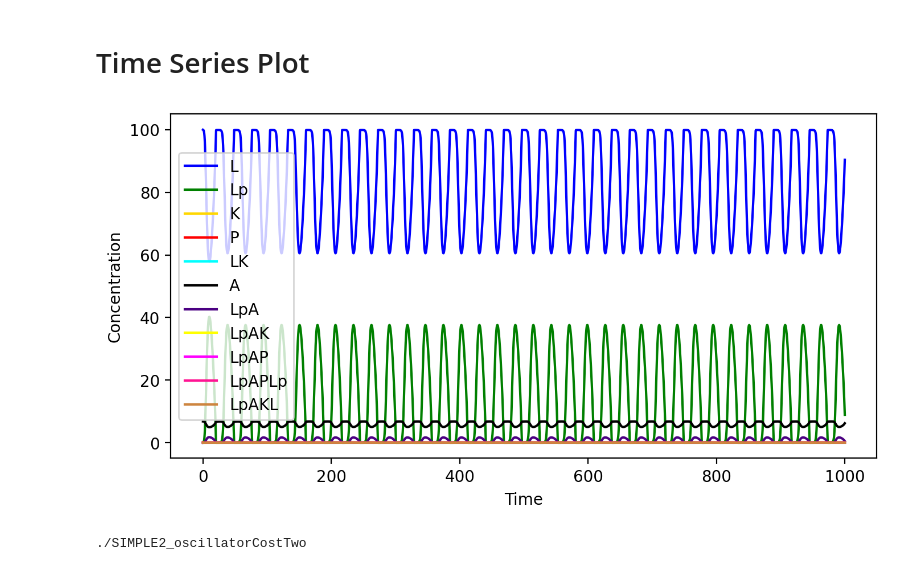
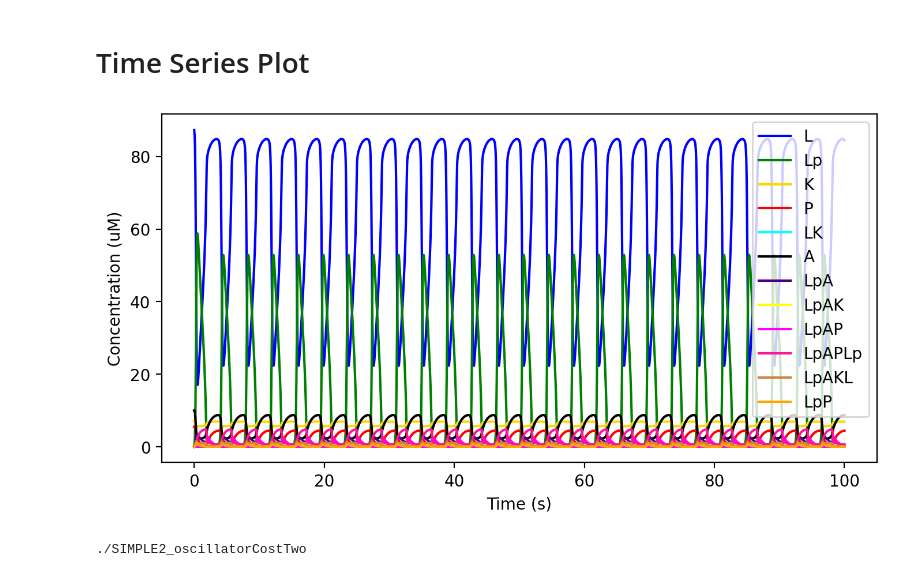
Before and after one commit to jonathanfischer97/Oscillator, a Jupyter notebook: Python/2022_simple_system/2d_troubleshooting/PEPE/2DSIMPLE_oscillator.ipynb, the cells around one changed output. Drawn from its saved outputs; the diff is of its cells as text; code cells hidden in the pictures.

```diff
--- a/Python/2022_simple_system/2d_troubleshooting/PEPE/2DSIMPLE_oscillator.ipynb
+++ b/Python/2022_simple_system/2d_troubleshooting/PEPE/2DSIMPLE_oscillator.ipynb
@@ -296,20 +6,22 @@ plt.show()
 # %% [markdown]
 # Time Series Plot
 # %%
-#initial_populations = [1e6,0,0.1,0.1,0,2,0,0,0,0,0,0] # [prey, predators] units in hundreds
+##'ka1': 0.03791999300713553, 'kb1': 97.82403936369272, 'kcat1': 277.346311110198,
+# 'ka2': 0.7163743434133126, 'kb2': 32.47470589751822, 'ka3': 7.559407489840667, 'kb3': 223.36133248956713,
+# 'ka4': 0.8199153260341503, 'kb4': 1.8864353860273186, 'ka7': 0.9946959796263228, 'kb7': 90.04601085463732,
+# 'kcat7': 70.73363511534804, 'V': 0.07994067550020652, 'VA': 1.5, 'sigma': 0.001, 'L': 87.30083542079618,
+# 'Lp': 0.0, 'K': 7.111613238604031, 'P': 5.451528942232038, 'LK': 0.0, 'A': 10, 'LpA': 0.0, 'LpAK': 0.0,
+# 'LpAP': 0.0, 'LpAPLp': 0.0, 'LpAKL': 0.0, 'LpP': 0.0
 
-#random populations############
-#initial_populations = [random.randrange(0, 100, 1) for i in range(11)]
 
 # Create a timeline from 0 to 50 divided into a thousand steps
-t = np.linspace(0,1000,num=100000)
+t = np.linspace(0,100,num=10000)
 
-# Pick rates that lead to periodicity
-####################################
 
-##params = [random.uniform(0, 1) for i in range(12)]
-
-params = [0.015428553603785993, 50.665804402145874, 424.0555774736291, 0.32431515833032026, 36.520032895730864, 31.787900114513594, 106.6488459344832, 0.11721707648587625, 0.33305103317913254, 0.37744673641361715, 106.87562536902328, 200, 2600, 1.965099093948252, 0.001, 100.0, 0.0, 0.07487775872636071, 0.1, 0.0, 6.794066821249323, 0.0, 0.0, 0.0, 0.0, 0.0, 0.0]
+params = [0.03791999300713553, 97.82403936369272, 277.346311110198, 0.7163743434133126,
+        32.47470589751822, 7.559407489840667, 223.36133248956713, 0.8199153260341503,
+        1.8864353860273186, 0.9946959796263228, 90.04601085463732, 70.73363511534804, 0.07994067550020652, 1.5,
+        0.001, 87.30083542079618, 0.0, 7.111613238604031, 5.451528942232038, 0.0, 10, 0.0, 0.0, 0.0, 0.0, 0.0, 0.0]
 initial_populations = params[15:]
 # ka2 = 0.2
 # kb2 = 0.1
@@ -346,13 +58,13 @@ initial_populations = params[15:]
 
 # Calculates current population change rates for current timestep
 #################################################################
-def calculate_current_population_change_rates(current_counts, t, params):
+def calculate_current_population_change_rates(t, current_counts, params):
 
     V = params[12]
     VA = params[13]
-    A = V/VA
+    #A = V/VA
     sigma = params[14]
-    y1 = VA/(2*sigma)
+    #y1 = VA/(2*sigma)
 
 
     L = current_counts[0]
@@ -381,58 +93,65 @@ def calculate_current_population_change_rates(current_counts, t, params):
     ka4 = params[7]
     kb4 = params[8]
 
+    ka7 = params[9]
+    kb7 = params[10]
+    kcat7 = params[11]
+
     ka5 = params[9]
     kb5 = params[10]
     kcat5 = params[11]
 
-    ka7 = 0
-    kb7 = 0
-    kcat7 = 0
-
-    ka6 = ka1
-    kb6 = kb1
-    kcat6 = kcat1
+    ka6 = params[0]
+    kb6 = params[1]
+    kcat6 = params[2]
 
 
 
-    dL = (kb1*LK) - (ka1*L*K) + (kcat5*LpAPLp) + (kb6*LpAKL) - (y1*ka6*LpAK*L) + (kcat7*LpP)
-    dLp = (kcat1*LK) + (kb2*LpA) - (ka2*Lp*A) + (kb5*LpAPLp) - (y1*ka5*Lp*LpAP) + (kcat6*LpAKL) - (ka7*Lp*P) + (kb7*LpP)
+    dL = (kb1*LK) - (ka1*L*K) + (kcat5*LpAPLp) + (kb6*LpAKL) - ((VA/(2*sigma))*ka6*LpAK*L) + (kcat7*LpP)
+    dLp = (kcat1*LK) + (kb2*LpA) - (ka2*Lp*A) + (kb5*LpAPLp) - ((VA/(2*sigma))*ka5*Lp*LpAP) + (kcat6*LpAKL) - (ka7*Lp*P) + (kb7*LpP)
     dK = (kb1*LK) - (ka1*L*K) + (kcat1*LK) + (kb3*LpAK) - (ka3*LpA*K)
     dP = (kb4*LpAP) - (ka4*LpA*P) - (ka7*Lp*P) + (kb7*LpP) + (kcat7*LpP)
     dLK = (ka1*L*K) - (kb1*LK) - (kcat1*LK)
     dA = (kb2*LpA) - (ka2*Lp*A)
     dLpA = (ka2*Lp*A) - (kb2*LpA) + (kb3*LpAK) - (ka3*LpA*K) + (kb4*LpAP) - (ka4*LpA*P)
-    dLpAK = (ka3*LpA*K) - (kb3*LpAK) + (kb6*LpAKL) - (y1*ka6*LpAK*L) + (kcat6*LpAKL)
-    dLpAP = (ka4*LpA*P) - (kb4*LpAP) + (kb5*LpAPLp) - (y1*ka5*LpAP*Lp) + (kcat5*LpAPLp)
-    dLpAPLp = (y1*ka5*LpAP*Lp) - (kb5*LpAPLp) - (kcat5*LpAPLp)
-    dLpAKL = (y1*ka6*LpAK*L) - (kb6*LpAKL) - (kcat6*LpAKL)
+    dLpAK = (ka3*LpA*K) - (kb3*LpAK) + (kb6*LpAKL) - ((VA/(2*sigma))*ka6*LpAK*L) + (kcat6*LpAKL)
+    dLpAP = (ka4*LpA*P) - (kb4*LpAP) + (kb5*LpAPLp) - ((VA/(2*sigma))*ka5*LpAP*Lp) + (kcat5*LpAPLp)
+    dLpAPLp = ((VA/(2*sigma))*ka5*LpAP*Lp) - (kb5*LpAPLp) - (kcat5*LpAPLp)
+    dLpAKL = ((VA/(2*sigma))*ka6*LpAK*L) - (kb6*LpAKL) - (kcat6*LpAKL)
     dLpP = (ka7*Lp*P) - (kb7*LpP) - (kcat7*LpP)
 
     return([dL, dLp, dK, dP, dLK, dA, dLpA, dLpAK, dLpAP, dLpAPLp, dLpAKL,dLpP])
 
 # Repeatedly calls 'calculate_current_population_change_rates' for every time step and solves numerically to get the population numbers
-solutions = odeint(calculate_current_population_change_rates, initial_populations, t, args=(params,))
+#solutions = odeint(calculate_current_population_change_rates, initial_populations, t, args=(params,))
+
+sol = solve_ivp(fun=calculate_current_population_change_rates,method='BDF', t_span=(0, 100),
+            y0=initial_populations, t_eval=t, args=(params,),rtol=1e-6, atol=1e-9)
+
+t = sol.t
+solutions = sol.y
 
 #Plot the two population counts over time
 #########################################
 fig = plt.figure(figsize=(8,4),dpi=200)
 
-plt.plot(t,solutions[:,0], color="b", label = 'L')
-plt.plot(t,solutions[:,1], color="g", label = 'Lp')
-plt.plot(t,solutions[:,2], color="gold", label = 'K')
-plt.plot(t,solutions[:,3], color="r", label = 'P')
-plt.plot(t,solutions[:,4], color="cyan", label = 'LK')
-plt.plot(t,solutions[:,5], color="black", label = 'A')
-plt.plot(t,solutions[:,6], color="indigo", label = 'LpA')
-plt.plot(t,solutions[:,7], color="yellow", label = 'LpAK')
-plt.plot(t,solutions[:,8], color="magenta", label = 'LpAP')
-plt.plot(t,solutions[:,9], color="deeppink", label = 'LpAPLp')
-plt.plot(t,solutions[:,10], color="peru", label = 'LpAKL')
+plt.plot(t,solutions[0,:], color="b", label = 'L')
+plt.plot(t,solutions[1,:], color="g", label = 'Lp')
+plt.plot(t,solutions[2,:], color="gold", label = 'K')
+plt.plot(t,solutions[3,:], color="r", label = 'P')
+plt.plot(t,solutions[4,:], color="cyan", label = 'LK')
+plt.plot(t,solutions[5,:], color="black", label = 'A')
+plt.plot(t,solutions[6,:], color="indigo", label = 'LpA')
+plt.plot(t,solutions[7,:], color="yellow", label = 'LpAK')
+plt.plot(t,solutions[8,:], color="magenta", label = 'LpAP')
+plt.plot(t,solutions[9,:], color="deeppink", label = 'LpAPLp')
+plt.plot(t,solutions[10,:], color="peru", label = 'LpAKL')
+plt.plot(t,solutions[11,:], color="orange", label = 'LpP')
 
-plt.xlabel('Time')
-plt.ylabel('Concentration')
+plt.xlabel('Time (s)')
+plt.ylabel('Concentration (uM)')
 plt.legend()
 
 plt.show()
 # %% [output]
-[figure, old version]
+[figure, new version]
```
Also changed, not shown: parts of 36 cells of this notebook, 9 other files.
